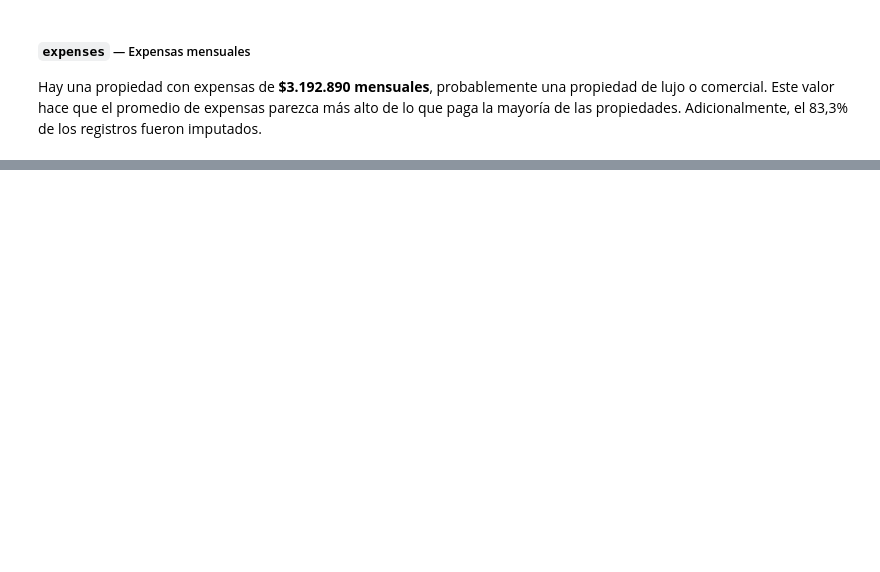
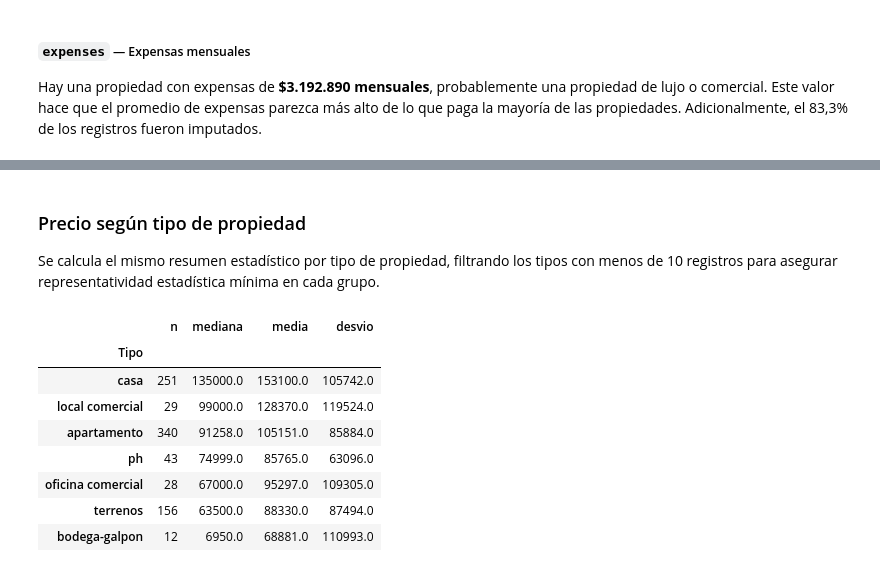
Before and after one commit to GomezMorales/TP_INTEGRADOR_CIENCIAS_DE_DATOS, a Jupyter notebook: TP_integrador_Ciencias_de_datos.ipynb, the cells around one changed output, grey strips where cells are left out. Saved outputs shown, nothing was run; the diff lists cells and outputs as text; code cells hidden in the pictures; blank space fills up the shorter version.

```diff
--- a/TP_integrador_Ciencias_de_datos.ipynb
+++ b/TP_integrador_Ciencias_de_datos.ipynb
@@ -1176,0 +1359,34 @@ display(df.nlargest(5, 'expenses')[['Tipo', 'Zona', 'expenses', 'calc_Precio_usd
+# %% [markdown]
+### Precio según tipo de propiedad
+
+Se calcula el mismo resumen estadístico por tipo de propiedad,
+filtrando los tipos con menos de 10 registros para asegurar
+representatividad estadística mínima en cada grupo.
+# %%
+tipos_validos = df['Tipo'].value_counts()
+tipos_validos = tipos_validos[tipos_validos >= 10].index
+
+precio_por_tipo = (
+    df[df['Tipo'].isin(tipos_validos)]
+    .groupby('Tipo', observed=True)['calc_Precio_usd']
+    .agg(
+        n='count',
+        mediana='median',
+        media='mean',
+        desvio='std'
+    )
+    .sort_values('mediana', ascending=False)
+    .round(0)
+)
+
+display(precio_por_tipo)
+# %% [output]
+|  | n | mediana | media | desvio |
+| Tipo |  |  |  |  |
+| casa | 251 | 135000.0 | 153100.0 | 105742.0 |
+| local comercial | 29 | 99000.0 | 128370.0 | 119524.0 |
+| apartamento | 340 | 91258.0 | 105151.0 | 85884.0 |
+| ph | 43 | 74999.0 | 85765.0 | 63096.0 |
+| oficina comercial | 28 | 67000.0 | 95297.0 | 109305.0 |
+| terrenos | 156 | 63500.0 | 88330.0 | 87494.0 |
+| bodega-galpon | 12 | 6950.0 | 68881.0 | 110993.0 |
```
Also changed, not shown: parts of 25 cells of this notebook.
